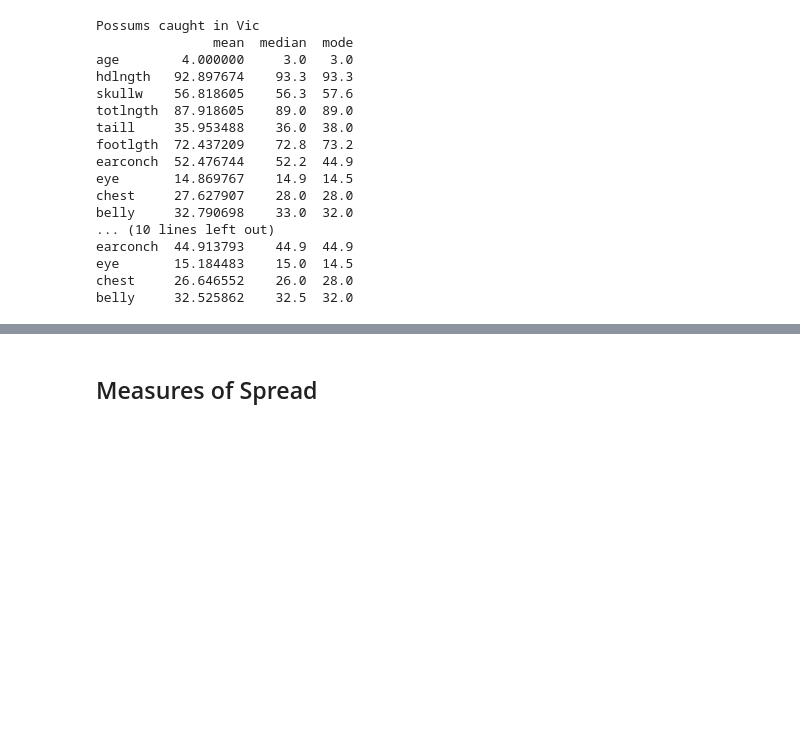
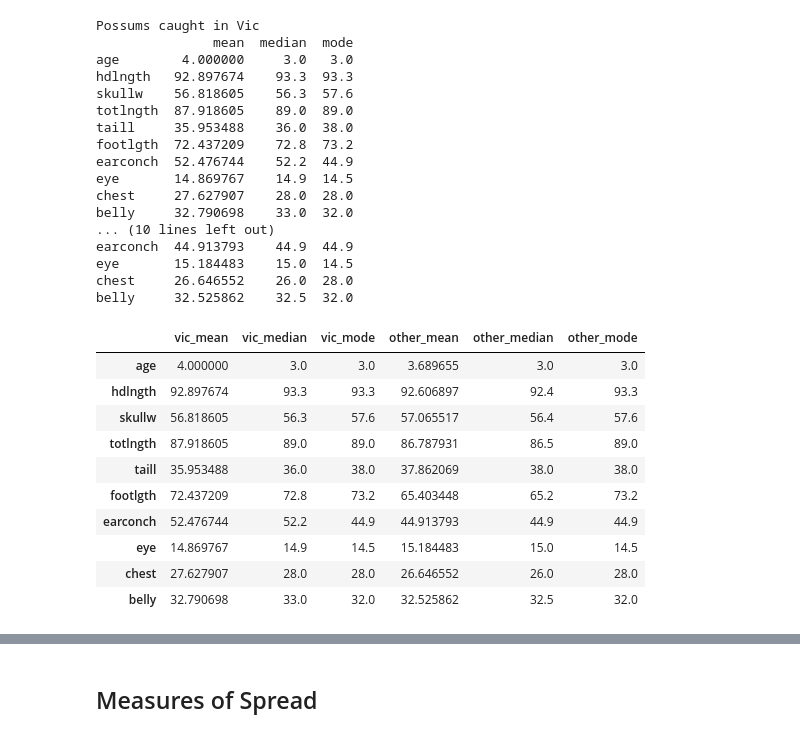
Before and after one commit to dekpo23/Assignment, a Jupyter notebook: Week 6/Statistics/statistical_analysis.ipynb, the cells around one changed output, grey strips where cells are left out. Drawn from its saved outputs; the diff is of its cells as text; code cells hidden in the pictures; blank space fills up the shorter version.

```diff
--- a/Week 6/Statistics/statistical_analysis.ipynb
+++ b/Week 6/Statistics/statistical_analysis.ipynb
@@ -292,9 +313,21 @@ chest     26.646552    26.0  28.0
 belly     32.525862    32.5  32.0
 # %%
 df_vic_central.rename(columns = {i: f'vic_{i}' for i in df_vic_central.columns}, inplace = True)
-df_other_central.rename(columns = {i: f'females_{i}' for i in df_other_central.columns}, inplace = True)
-df_sex_central = pd.concat([df_male_central, df_female_central], axis = 1)
-df_sex_central
+df_other_central.rename(columns = {i: f'other_{i}' for i in df_other_central.columns}, inplace = True)
+df_location_central = pd.concat([df_vic_central, df_other_central], axis = 1)
+df_location_central
+# %% [output]
+|  | vic_mean | vic_median | vic_mode | other_mean | other_median | other_mode |
+| age | 4.000000 | 3.0 | 3.0 | 3.689655 | 3.0 | 3.0 |
+| hdlngth | 92.897674 | 93.3 | 93.3 | 92.606897 | 92.4 | 93.3 |
+| skullw | 56.818605 | 56.3 | 57.6 | 57.065517 | 56.4 | 57.6 |
+| totlngth | 87.918605 | 89.0 | 89.0 | 86.787931 | 86.5 | 89.0 |
+| taill | 35.953488 | 36.0 | 38.0 | 37.862069 | 38.0 | 38.0 |
+| footlgth | 72.437209 | 72.8 | 73.2 | 65.403448 | 65.2 | 73.2 |
+| earconch | 52.476744 | 52.2 | 44.9 | 44.913793 | 44.9 | 44.9 |
+| eye | 14.869767 | 14.9 | 14.5 | 15.184483 | 15.0 | 14.5 |
+| chest | 27.627907 | 28.0 | 28.0 | 26.646552 | 26.0 | 28.0 |
+| belly | 32.790698 | 33.0 | 32.0 | 32.525862 | 32.5 | 32.0 |
 # %% [markdown]
 ### Observations
 From the table above, we make the following observations:
```
Also changed, not shown: parts of 12 cells of this notebook.
